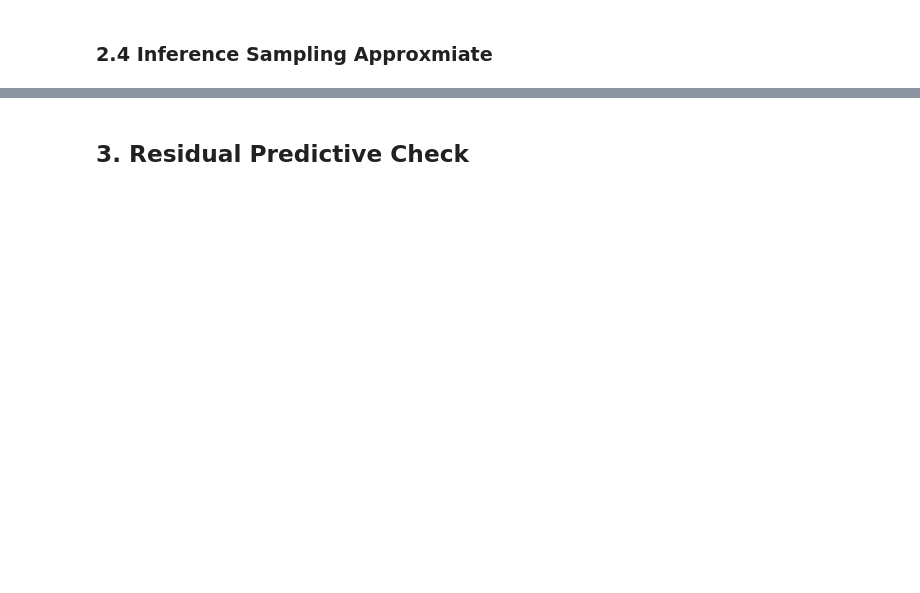
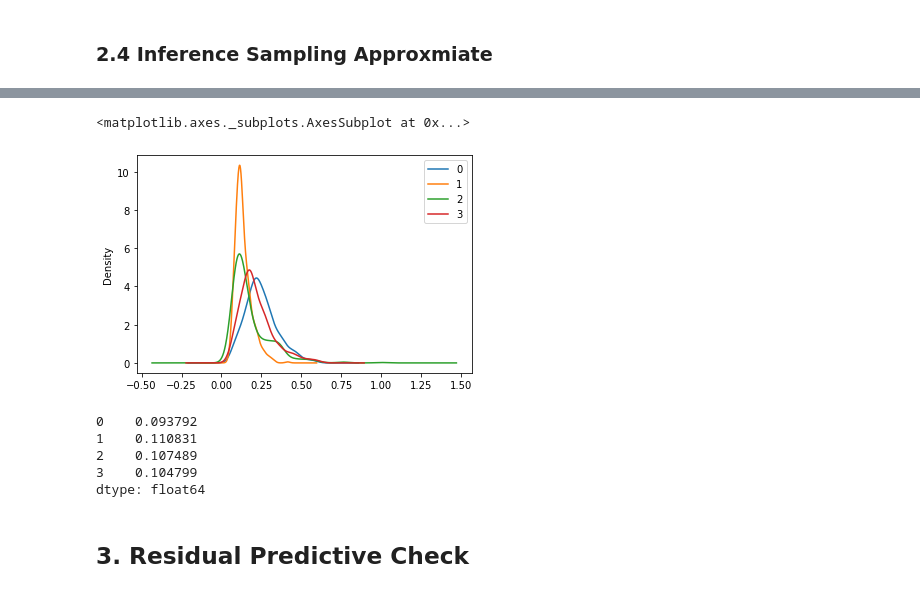
Before and after one commit to LeonCaesa/Gibbs, a Jupyter notebook: Experiment.ipynb, the cells around one changed output, grey strips where cells are left out. Saved outputs shown, nothing was run; the diff lists cells and outputs as text; code cells hidden in the pictures; blank space fills up the shorter version.

```diff
--- a/Experiment.ipynb
+++ b/Experiment.ipynb
@@ -123,5 +130,5 @@ for sub_chains in range(n_chains):
 sigma2_list = get_trace_list(mcmc_list, 'sigma2_list')
 Z_list = get_trace_list(mcmc_list, 'Z_list')
 W_list = get_trace_list(mcmc_list, 'W_list')
-alpha_list = get_trace_list(mcmc_list, 'alpha_list')
+alpha_list = get_trace_list(mcmc_list, 'v_list')
 # %%
@@ -129,7 +139,18 @@ trace_plot(mcmc_list, var_list= ['sigma2_list', 'alpha_list'])
 # %%
-alpha_table = pd.concat([pd.DataFrame(alpha_list[i]) for i in range(n_chains)], axis=0, keys=list(range(n_chains)))
+v_table = pd.concat([pd.DataFrame(alpha_list[i]) for i in range(n_chains)], axis=0, keys=list(range(n_chains)))
+# %%
+v_table.loc[0].plot.density()
+# %% [output]
+<matplotlib.axes._subplots.AxesSubplot at 0x...>
+[figure, added]
 # %%
-alpha_table.mean()
+v_table.mean()
+# %% [output]
+0    0.093792
+1    0.110831
+2    0.107489
+3    0.104799
+dtype: float64
 # %% [markdown]
 ##  3. Residual Predictive Check
 # %%
```
Also changed, not shown: parts of 18 cells of this notebook, 3 other files.
